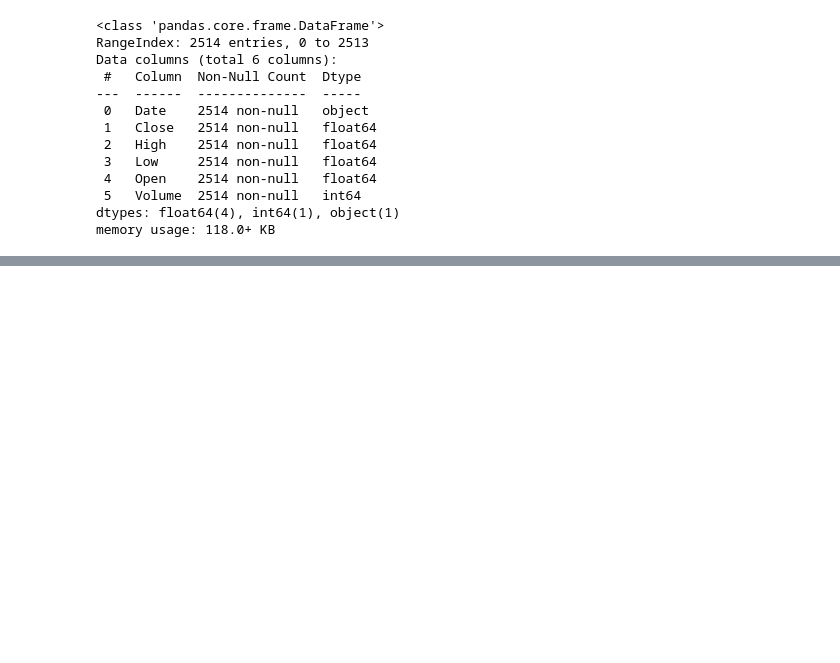
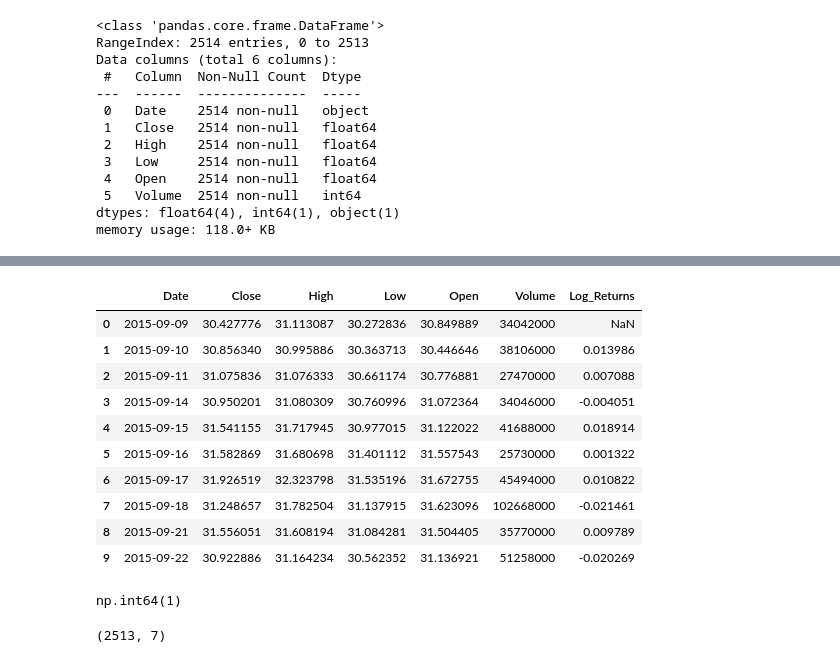
Before and after one commit to kamijoseph/Stocks-Price-Prediction-WebApp, a Jupyter notebook: notebook/model.ipynb, the cells around one changed output, grey strips where cells are left out. Saved outputs shown, nothing was run; the diff lists cells and outputs as text; code cells hidden in the pictures; blank space fills up the shorter version.

```diff
--- a/notebook/model.ipynb
+++ b/notebook/model.ipynb
@@ -180,3 +181,27 @@ fig.update_layout(
 )
 
 fig.show()
+# %%
+# adding log returns
+data["Log_Returns"] = np.log(data["Close"] / data["Close"].shift(1))
+data.head(10)
+# %% [output]
+|  | Date | Close | High | Low | Open | Volume | Log_Returns |
+| 0 | 2015-09-09 | 30.427776 | 31.113087 | 30.272836 | 30.849889 | 34042000 | NaN |
+| 1 | 2015-09-10 | 30.856340 | 30.995886 | 30.363713 | 30.446646 | 38106000 | 0.013986 |
+| 2 | 2015-09-11 | 31.075836 | 31.076333 | 30.661174 | 30.776881 | 27470000 | 0.007088 |
+| 3 | 2015-09-14 | 30.950201 | 31.080309 | 30.760996 | 31.072364 | 34046000 | -0.004051 |
+| 4 | 2015-09-15 | 31.541155 | 31.717945 | 30.977015 | 31.122022 | 41688000 | 0.018914 |
+| 5 | 2015-09-16 | 31.582869 | 31.680698 | 31.401112 | 31.557543 | 25730000 | 0.001322 |
+| 6 | 2015-09-17 | 31.926519 | 32.323798 | 31.535196 | 31.672755 | 45494000 | 0.010822 |
+| 7 | 2015-09-18 | 31.248657 | 31.782504 | 31.137915 | 31.623096 | 102668000 | -0.021461 |
+| 8 | 2015-09-21 | 31.556051 | 31.608194 | 31.084281 | 31.504405 | 35770000 | 0.009789 |
+| 9 | 2015-09-22 | 30.922886 | 31.164234 | 30.562352 | 31.136921 | 51258000 | -0.020269 |
+# %%
+data["Log_Returns"].isnull().sum()
+# %% [output]
+np.int64(1)
+# %%
+data.shape
+# %% [output]
+(2513, 7)
```
Also changed, not shown: parts of 10 cells of this notebook, 2 other files.
